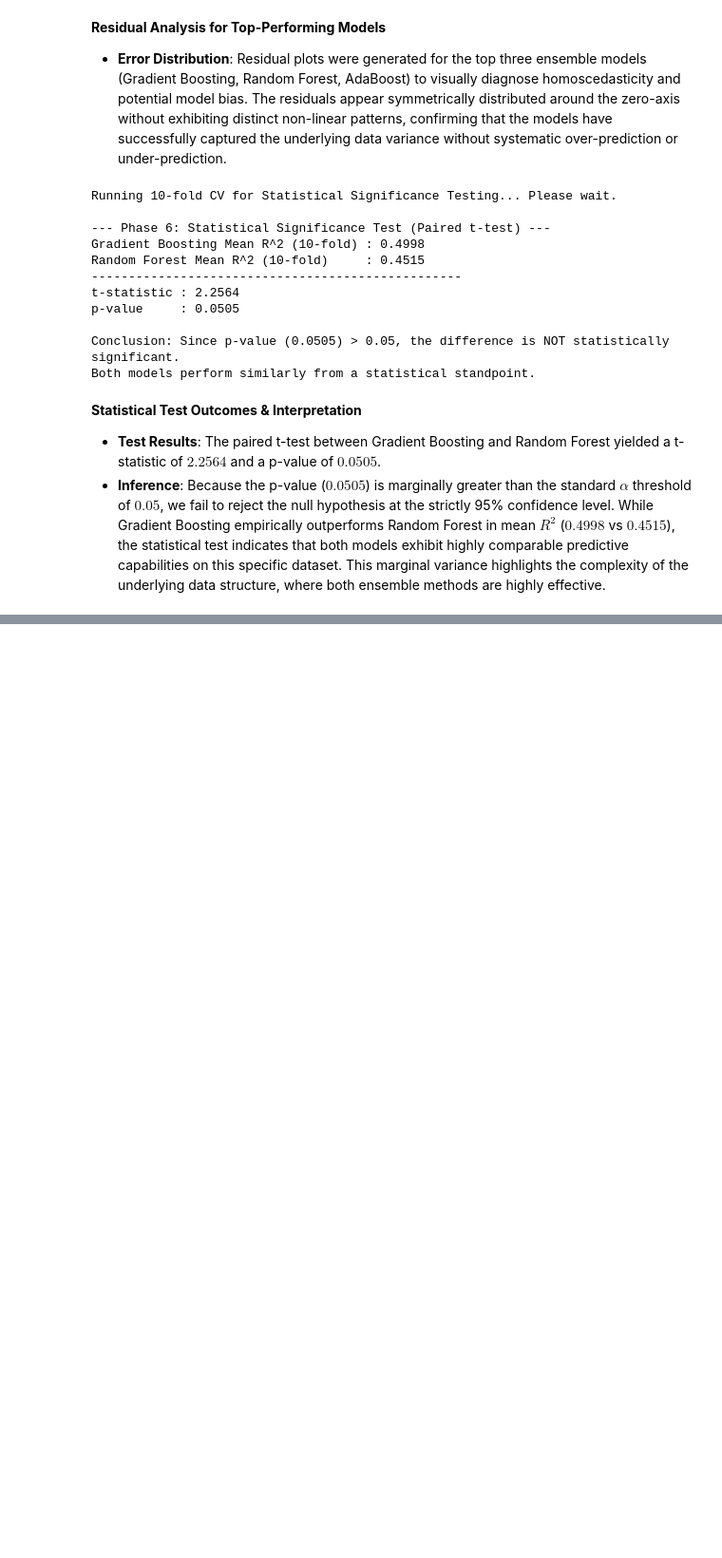
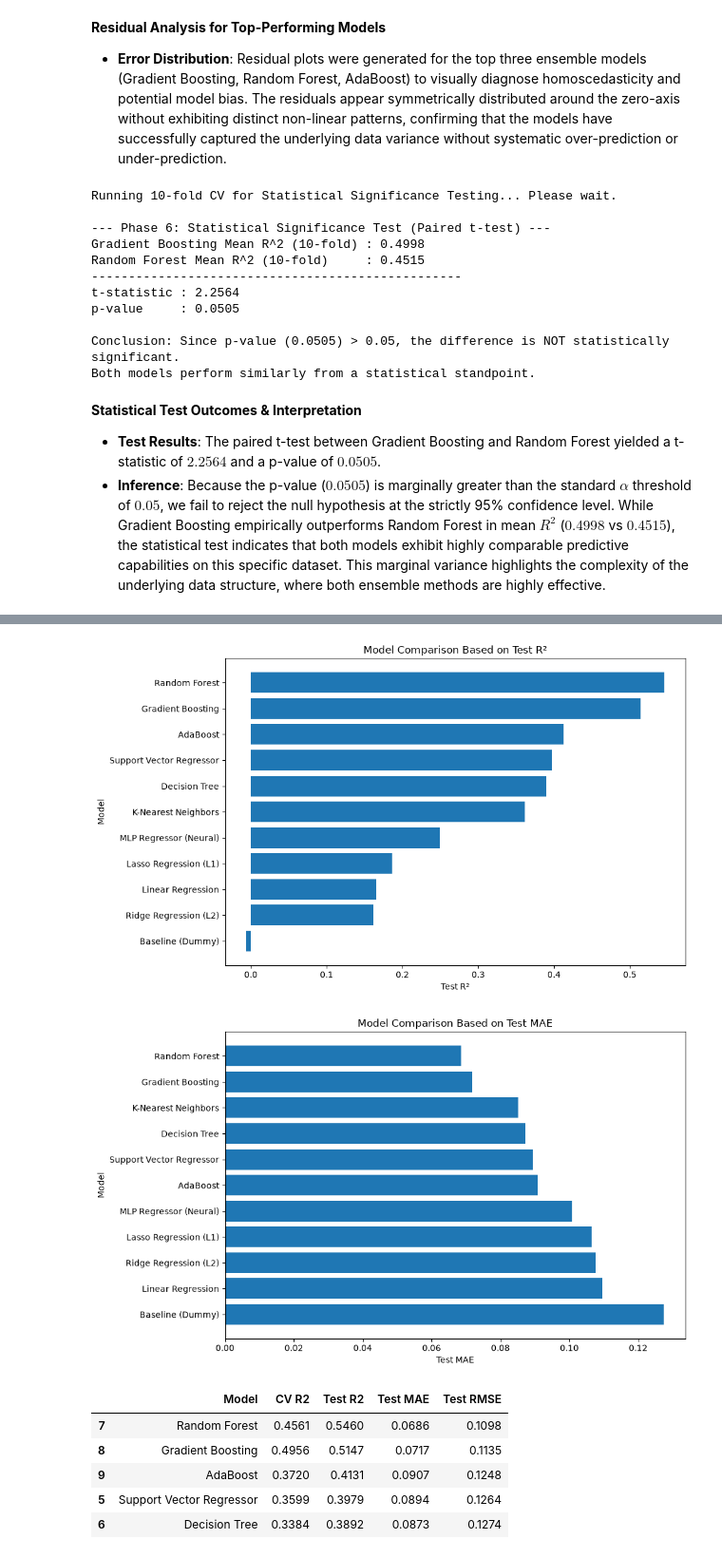
Before and after one commit to pranto-deb04/GarmentsProductivity, a Jupyter notebook: EDA_and_Modeling.ipynb, the cells around one changed output, grey strips where cells are left out. Shown at 95% size. Drawn from its saved outputs; the diff is of its cells as text; code cells hidden in the pictures; blank space fills up the shorter version.

```diff
--- a/EDA_and_Modeling.ipynb
+++ b/EDA_and_Modeling.ipynb
@@ -639,0 +1488,16 @@ Both models perform similarly from a statistical standpoint.
+# %%
+# Step 8: Inspect existing model search results
+
+for name, search in model_searches.items():
+    print(f"\n{'=' * 50}")
+    print("Model:", name)
+    print("Search object:", type(search).__name__)
+
+    if hasattr(search, "best_score_"):
+        print("Best CV score:", search.best_score_)
+
+    if hasattr(search, "best_params_"):
+        print("Best parameters:", search.best_params_)
+
+    if hasattr(search, "best_estimator_"):
+        print("Best estimator:", type(search.best_estimator_).__name__)
@@ -639,0 +1559,42 @@ Both models perform similarly from a statistical standpoint.
+# %%
+# Step 10: Visualize model performance
+
+import matplotlib.pyplot as plt
+
+# Test R2 comparison
+results_sorted = results_df.sort_values("Test R2", ascending=True)
+
+plt.figure(figsize=(10, 6))
+plt.barh(results_sorted["Model"], results_sorted["Test R2"])
+plt.xlabel("Test R²")
+plt.ylabel("Model")
+plt.title("Model Comparison Based on Test R²")
+plt.tight_layout()
+plt.show()
+
+# MAE comparison
+results_sorted = results_df.sort_values("Test MAE", ascending=False)
+
+plt.figure(figsize=(10, 6))
+plt.barh(results_sorted["Model"], results_sorted["Test MAE"])
+plt.xlabel("Test MAE")
+plt.ylabel("Model")
+plt.title("Model Comparison Based on Test MAE")
+plt.tight_layout()
+plt.show()
+
+# Display the top-performing models
+display(
+    results_df.sort_values("Test R2", ascending=False)
+    .head(5)
+    .round(4)
+)
+# %% [output]
+[figure, added]
+[figure, added]
+|  | Model | CV R2 | Test R2 | Test MAE | Test RMSE |
+| 7 | Random Forest | 0.4561 | 0.5460 | 0.0686 | 0.1098 |
+| 8 | Gradient Boosting | 0.4956 | 0.5147 | 0.0717 | 0.1135 |
+| 9 | AdaBoost | 0.3720 | 0.4131 | 0.0907 | 0.1248 |
+| 5 | Support Vector Regressor | 0.3599 | 0.3979 | 0.0894 | 0.1264 |
+| 6 | Decision Tree | 0.3384 | 0.3892 | 0.0873 | 0.1274 |
```
Also changed, not shown: parts of 41 cells of this notebook, 1 other file.
